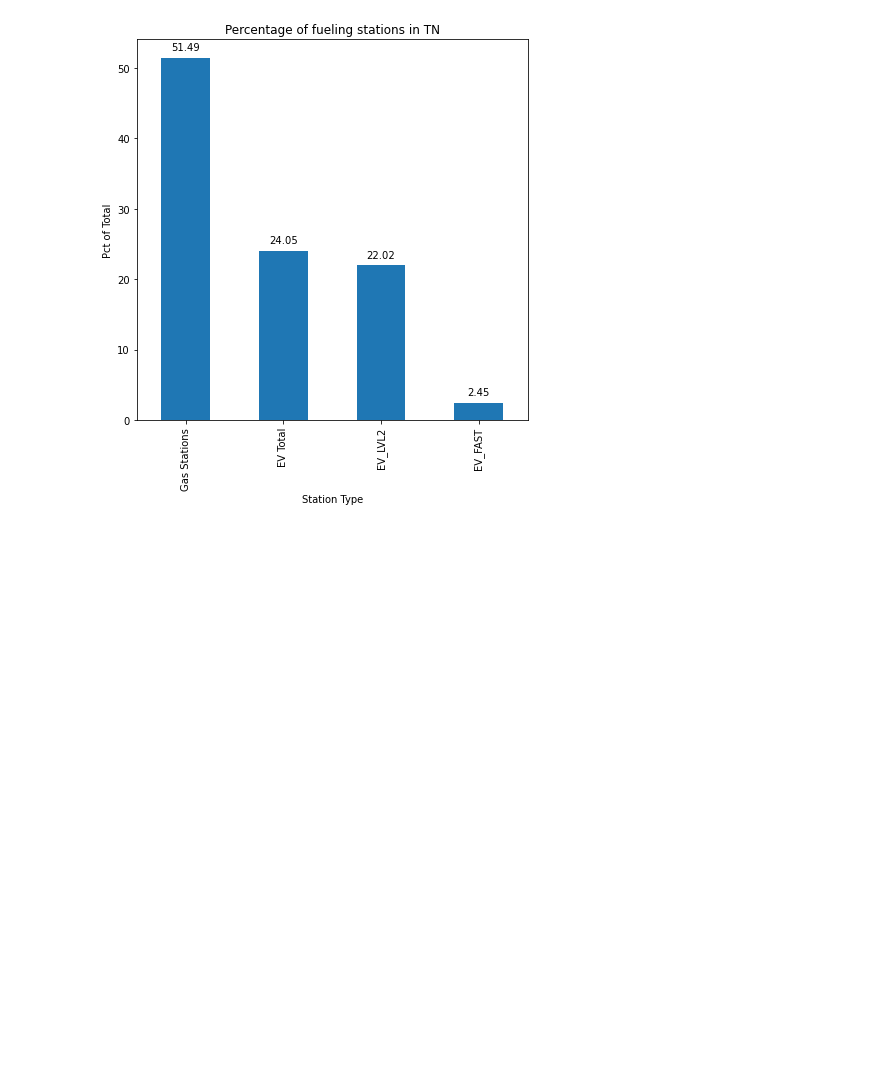
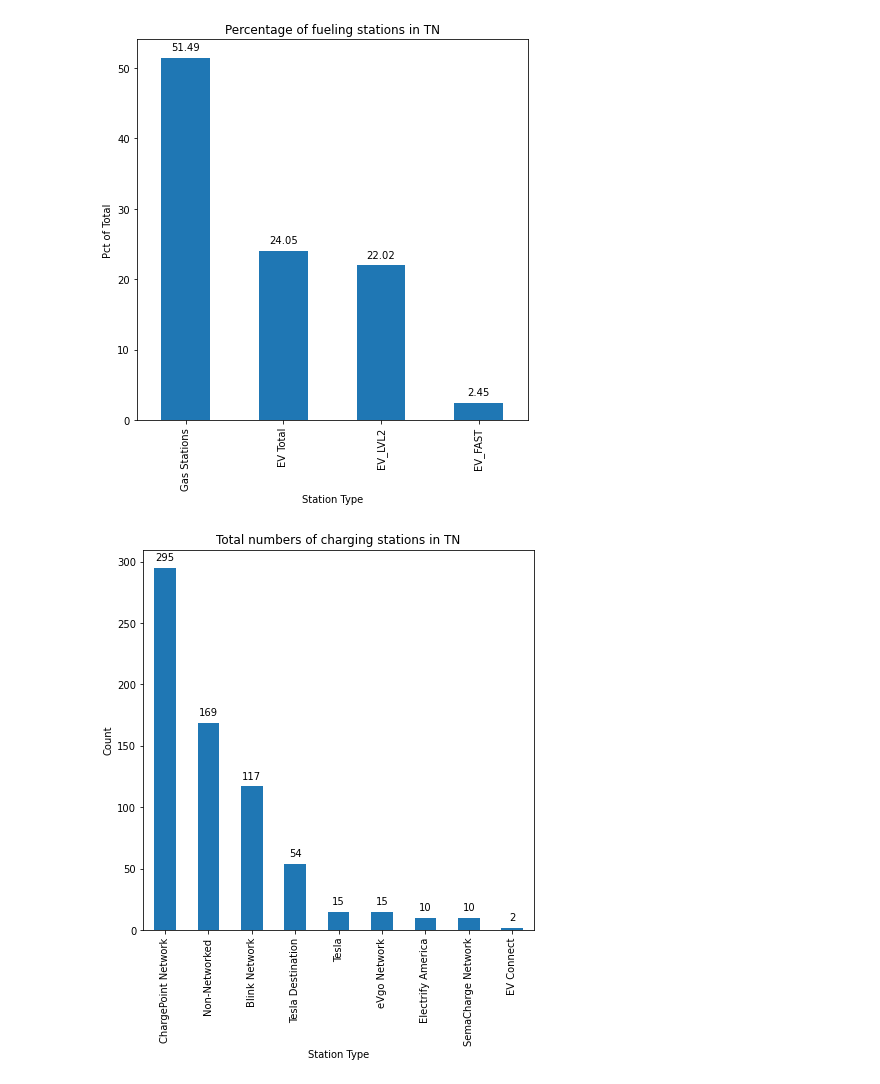
Before and after one commit to hollandgriffis/TN-EV-Charging, a Jupyter notebook: notebooks/Main_visuals.ipynb, the cells around one changed output. Cells and saved outputs as stored; diff of their text form; code cells hidden in the pictures; blank space fills up the shorter version.

```diff
--- a/notebooks/Main_visuals.ipynb
+++ b/notebooks/Main_visuals.ipynb
@@ -6,7 +6,7 @@ from sqlalchemy import create_engine
 import seaborn as sb
 import numpy as np
 # %%
-engine = create_engine('postgresql://postgres:chuckie@localhost:5432/postgres')
+engine = create_engine('postgresql://postgres:password@localhost:5432/postgres')
 query = ''' SELECT * FROM tn_alt_geo WHERE fuel_type_code = 'ELEC';'''
 ev_stations = pd.read_sql(query, con=engine)
 # %%
@@ -105,3 +111,14 @@ for p in ax.patches:
 plt.savefig('../images/totals_percent.png')
 # %% [output]
 [figure]
+# %%
+ax = ev_stations['ev_network'].value_counts().plot(kind="bar", figsize = (7, 7))
+
+plt.title("Total numbers of charging stations in TN")
+plt.xlabel("Station Type")
+plt.ylabel("Count")
+for p in ax.patches:
+    ax.annotate(np.round(p.get_height(),decimals=2), (p.get_x()+p.get_width()/2., p.get_height()), ha='center', va='center', xytext=(0, 10), textcoords='offset points')
+plt.savefig('../images/ev_station_totals.png')
+# %% [output]
+[figure, added]
```
Also changed, not shown: parts of 4 cells of this notebook, 5 other files.
